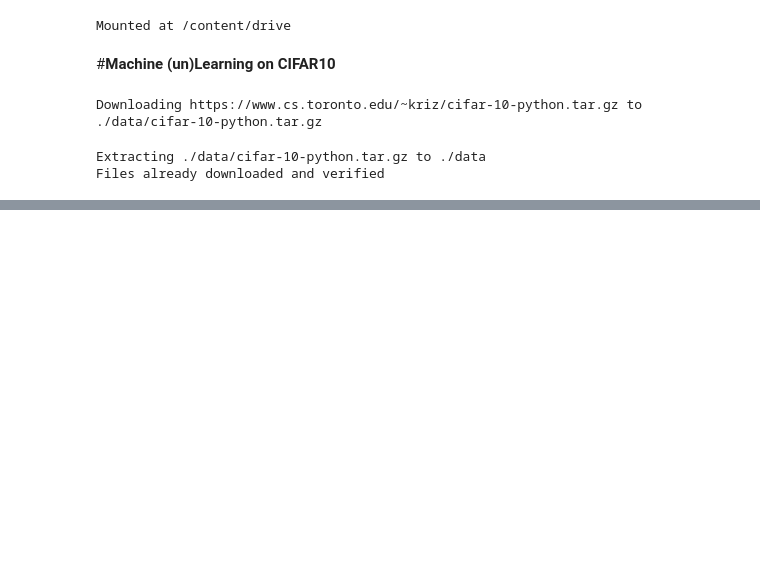
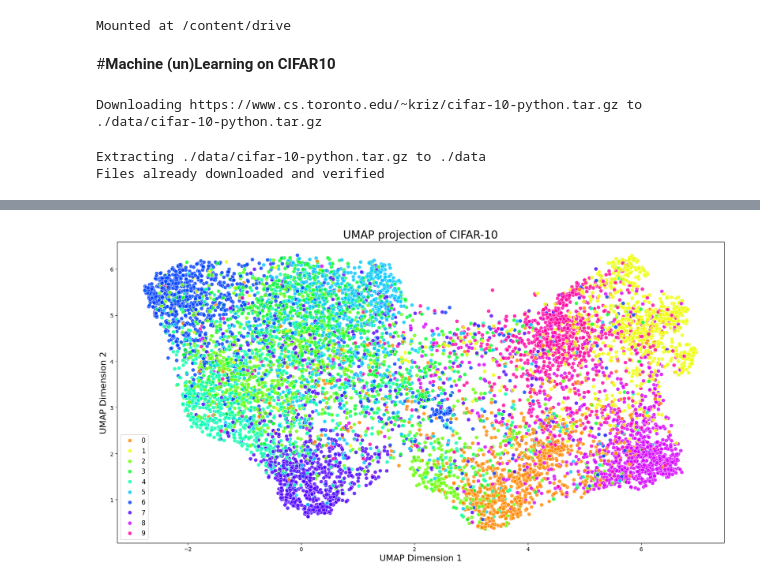
Before and after one commit to airoca/Boundary-Unlearning, a Jupyter notebook: Boundary_Unlearning.ipynb, the cells around one changed output, grey strips where cells are left out. Drawn from its saved outputs; the diff is of its cells as text; code cells hidden in the pictures; blank space fills up the shorter version.

Commit message:
feat: Original Model

```diff
--- a/Boundary_Unlearning.ipynb
+++ b/Boundary_Unlearning.ipynb
@@ -35,0 +40,7 @@ Files already downloaded and verified
+# %%
+from torchvision.models import resnet18
+
+path = '/content/drive/My Drive/net_model.pth'
+
+net = resnet18(pretrained=False, num_classes=10)
+net.load_state_dict(torch.load(path))
@@ -35,0 +224,37 @@ Files already downloaded and verified
+# %%
+import numpy as np
+from sklearn.manifold import TSNE
+import matplotlib.pyplot as plt
+import seaborn as sns
+import umap
+
+layer = net._modules.get('avgpool')
+intermediate_representations = []
+
+def hook(module, input, output):
+    intermediate_representations.append(output.detach().cpu().numpy())
+
+hook_handle = layer.register_forward_hook(hook)
+
+net.eval()
+with torch.no_grad():
+    for data in testloader:
+        images, _ = data
+        outputs = net(images)
+
+intermediate_representations = np.concatenate(intermediate_representations, axis=0).reshape(len(testset), -1)
+
+reducer = umap.UMAP()
+embedding = reducer.fit_transform(intermediate_representations)
+# %%
+plt.figure(figsize=(20, 10), dpi=100)
+sns.scatterplot(x=embedding[:, 0], y=embedding[:, 1], hue=testset.targets, palette=sns.color_palette("hsv", 10), legend='full', s=50, alpha=0.8)
+plt.title('UMAP projection of CIFAR-10', fontsize=20)
+plt.xlabel('UMAP Dimension 1', fontsize=16)
+plt.ylabel('UMAP Dimension 2', fontsize=16)
+plt.legend(fontsize=12)
+plt.show()
+
+hook_handle.remove()
+# %% [output]
+[figure, added]
```
Also changed, not shown: parts of 8 cells of this notebook.
